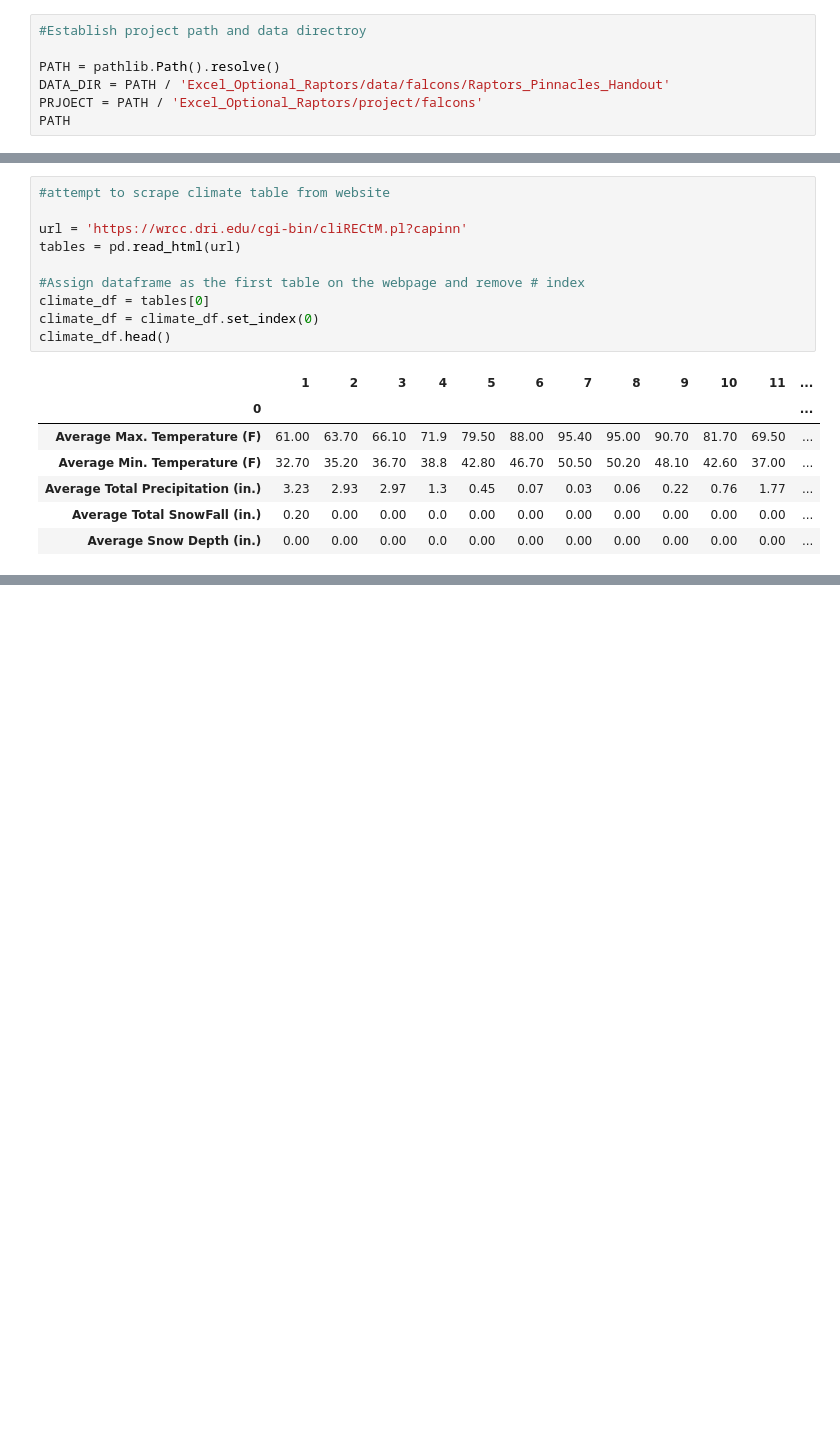
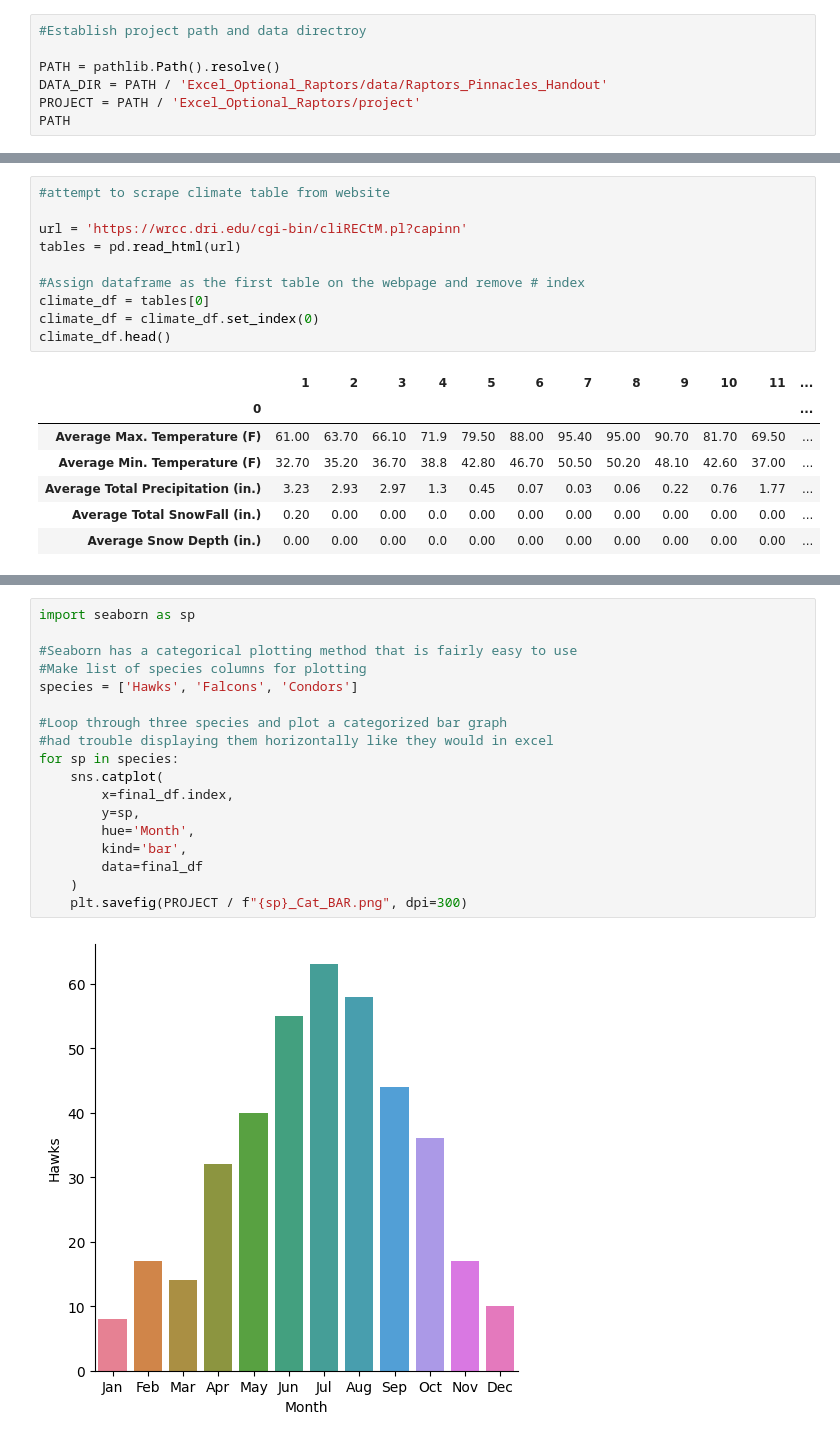
Before and after one commit to freecircuit/Advanced_GIS_TESC, a Jupyter notebook: Raptors.ipynb, the cells around one changed output, grey strips where cells are left out. Saved outputs shown, nothing was run; the diff lists cells and outputs as text; blank space fills up the shorter version.

Commit message:
Final code, all charts

```diff
--- a/Raptors.ipynb
+++ b/Raptors.ipynb
@@ -7,8 +7,8 @@ import matplotlib.pyplot as plt
 #Establish project path and data directroy
 
 PATH = pathlib.Path().resolve()
-DATA_DIR = PATH / 'Excel_Optional_Raptors/data/falcons/Raptors_Pinnacles_Handout'
-PRJOECT = PATH / 'Excel_Optional_Raptors/project/falcons'
+DATA_DIR = PATH / 'Excel_Optional_Raptors/data/Raptors_Pinnacles_Handout'
+PROJECT = PATH / 'Excel_Optional_Raptors/project'
 PATH
 # %% [output]
 PosixPath('/home/nick-luempert/data/AdvGIS')
@@ -99,3 +103,23 @@ plt.title('Raptor Observations in December at Pinnacles N.M.')
 plt.show()
 # %% [output]
 [figure]
+# %%
+import seaborn as sp
+
+#Seaborn has a categorical plotting method that is fairly easy to use
+#Make list of species columns for plotting
+species = ['Hawks', 'Falcons', 'Condors']
+
+#Loop through three species and plot a categorized bar graph
+#had trouble displaying them horizontally like they would in excel
+for sp in species:
+    sns.catplot(
+        x=final_df.index,
+        y=sp,
+        hue='Month',
+        kind='bar',
+        data=final_df
+    )
+    plt.savefig(PROJECT / f"{sp}_Cat_BAR.png", dpi=300)
+# %% [output]
+[figure, added]
```
Also changed, not shown: parts of 5 cells of this notebook, 11 other files.
